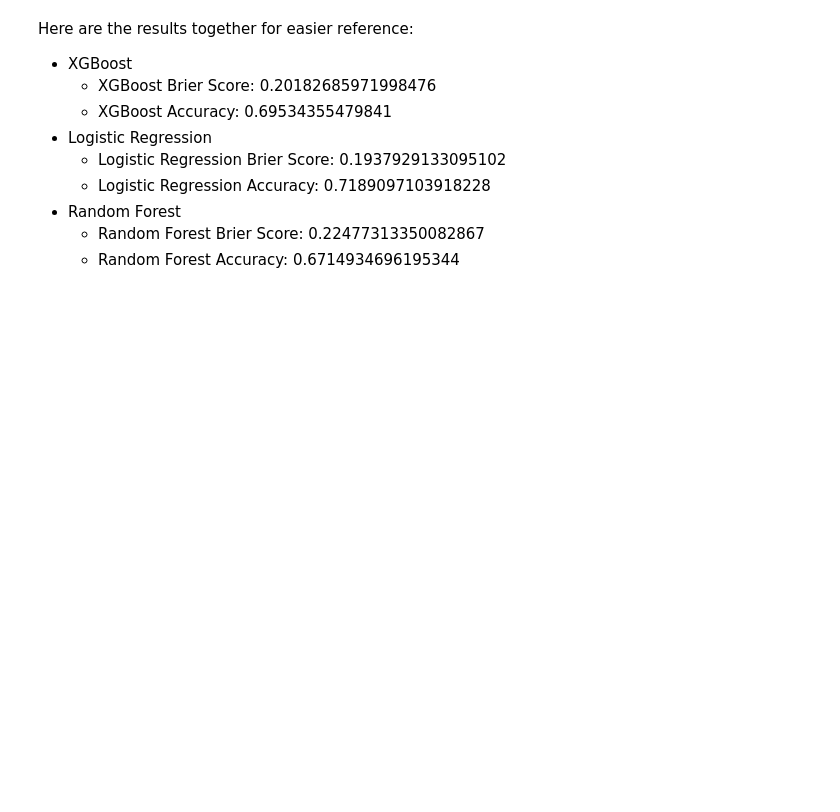
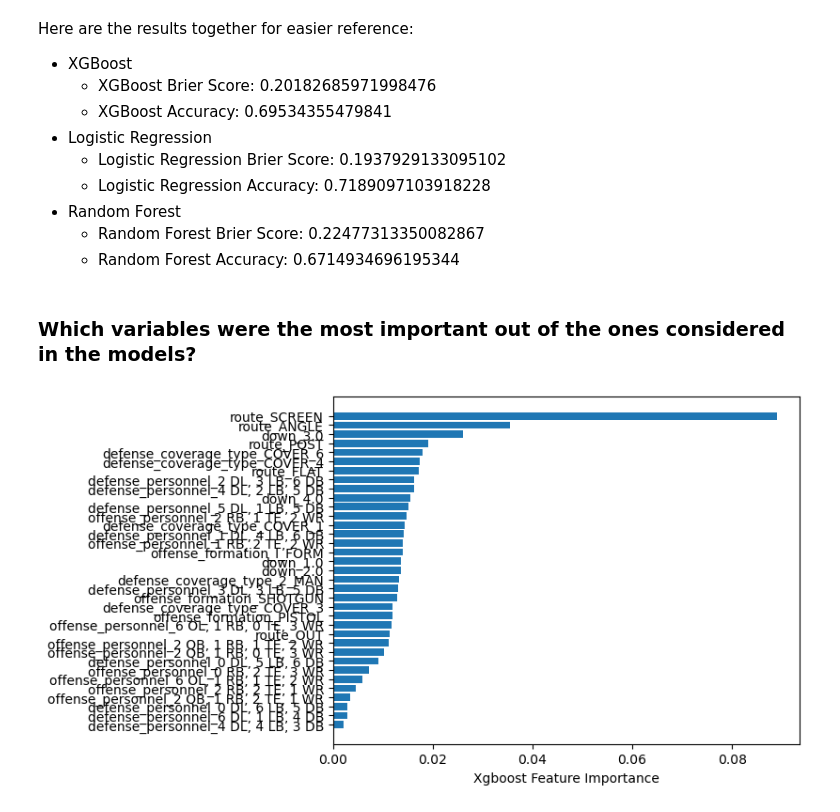
Before and after one commit to rodjovit/rodjovit.github.io, a Jupyter notebook: nfl_code/machine_learning_2023nfl_data.ipynb, the cells around one changed output. Cells and saved outputs as stored; diff of their text form; code cells hidden in the pictures; blank space fills up the shorter version.

```diff
--- a/nfl_code/machine_learning_2023nfl_data.ipynb
+++ b/nfl_code/machine_learning_2023nfl_data.ipynb
@@ -141,7 +141,7 @@ Now that we have our variables that we want to consider and the data prepared fo
 ### XGBoost
 # %%
 xg = XGBClassifier(objective='binary:logistic', random_state=42)
-xg.fit(x_train, y_train)
+xg.fit(x_train.astype('float64'), y_train.astype('float64'))
 
 xg_pred = pd.DataFrame(xg.predict_proba(x_test.astype('float64')), columns=['prob_not_pressure','prob_pressure'])[['prob_pressure']]
 
@@ -195,3 +195,17 @@ Here are the results together for easier reference:
 * Random Forest
   * Random Forest Brier Score:  0.22477313350082867
   * Random Forest Accuracy:  0.6714934696195344
+# %% [markdown]
+### Which variables were the most important out of the ones considered in the models?
+# %%
+sorted_idx = xg.feature_importances_.argsort()
+#get rid of the one hot encoding
+sorted_idx = sorted_idx[::2]
+#get rid of 0 importance features
+sorted_idx = sorted_idx[xg.feature_importances_[sorted_idx] > 0]
+plt.barh(x_train.columns[sorted_idx], xg.feature_importances_[sorted_idx])
+plt.xlabel("Xgboost Feature Importance")
+
+plt.show()
+# %% [output]
+[figure, added]
```
Also changed, not shown: parts of 2 cells of this notebook.
